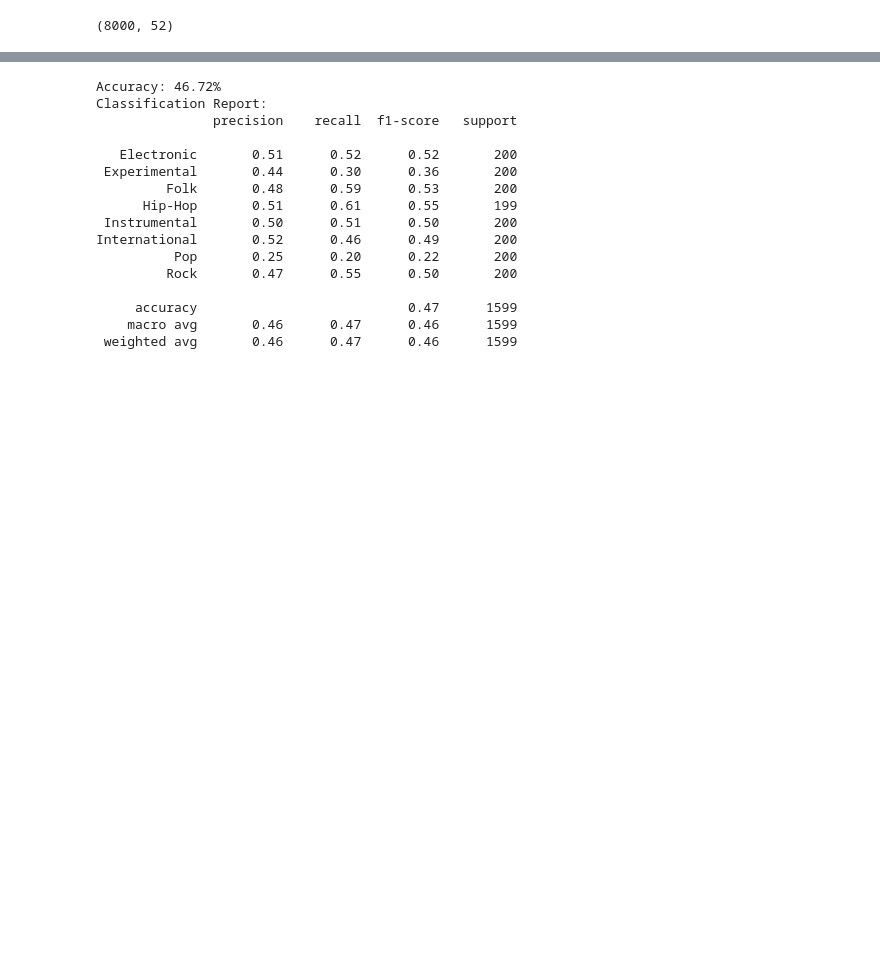
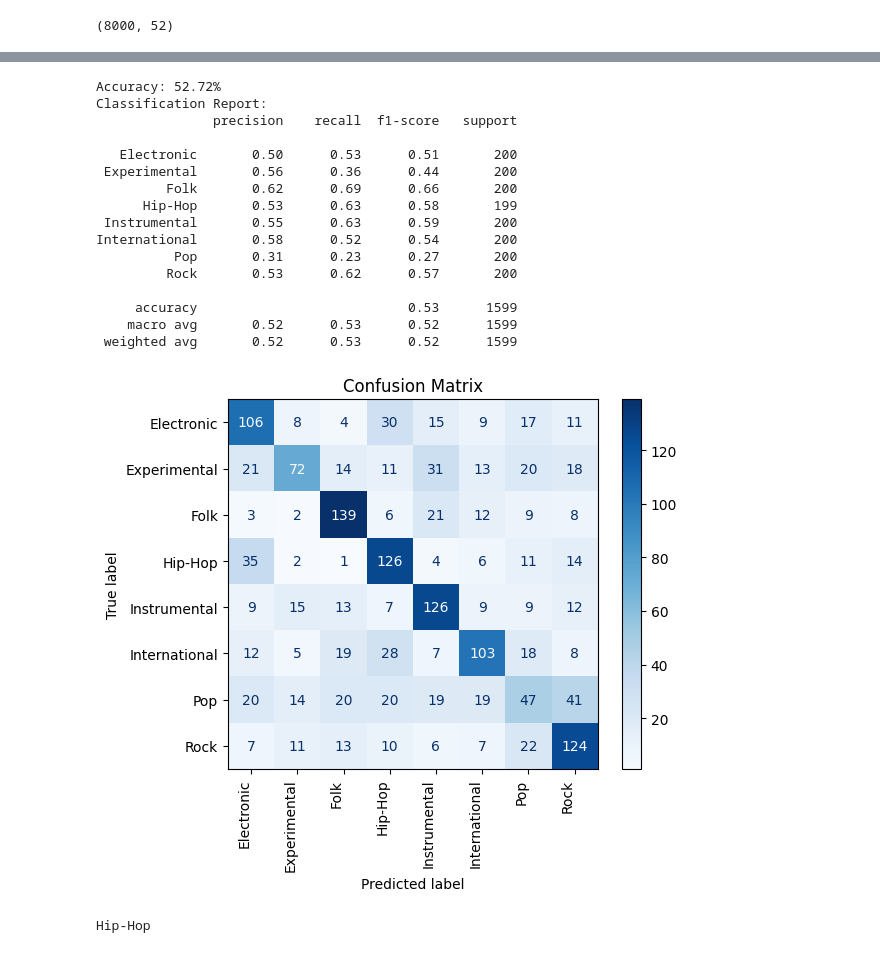
Before and after one commit to hishamad/Music-Genre-Classification, a Jupyter notebook: randomForest.ipynb, the cells around one changed output, grey strips where cells are left out. Cells and saved outputs as stored; diff of their text form; code cells hidden in the pictures; blank space fills up the shorter version.

Commit message:
added conf matric and classify metod

```diff
--- a/randomForest.ipynb
+++ b/randomForest.ipynb
@@ -191,7 +187,7 @@ yy = np.load('y.npy', allow_pickle=True)
 
 
 # (80% training, 20% testing)
-X_train, X_test, y_train, y_test = train_test_split(X, y, test_size=0.2, random_state=42, stratify=y)
+X_train, X_test, y_train, y_test = train_test_split(XX, yy, test_size=0.2, random_state=42, stratify=yy)
 
 # Check the shapes of the resulting datasets
 print(f"X_train shape: {X_train.shape}, y_train shape: {y_train.shape}")
@@ -218,17 +198,11 @@ Training complete!
 # %%
-from sklearn.model_selection import GridSearchCV
+from sklearn.model_selection import cross_val_score
 
-param_grid = {
-    'n_estimators': [100, 200, 500],
-    'max_depth': [10, 20, None],
-    'min_samples_split': [2, 5, 10],
-    'min_samples_leaf': [1, 2, 4],
-    'bootstrap': [True, False]
-}
 
-grid_search = GridSearchCV(estimator=clf, param_grid=param_grid, cv=5, n_jobs=-1, verbose=2)
-grid_search.fit(X_train, y_train)
+clf = RandomForestClassifier(n_estimators=500, min_samples_split=5, min_samples_leaf=1, bootstrap=True)
 
-print("Best parameters found:", grid_search.best_params_)
+scores = cross_val_score(clf, X_train, y_train)
+print(f"Cross-validation accuracy: {scores.mean():.4f}")
 #Best parameters found: {'bootstrap': True, 'max_depth': None, 'min_samples_leaf': 1, 'min_samples_split': 5, 'n_estimators': 500}
+clf.fit(X_train, y_train)
 # %% [output]
@@ -249,19 +220,19 @@ print(f"Accuracy: {accuracy * 100:.2f}%")
 print("Classification Report:")
 print(classification_report(y_test, y_pred))
 # %% [output]
-Accuracy: 46.72%
+Accuracy: 52.72%
 Classification Report:
                precision    recall  f1-score   support
 
-   Electronic       0.51      0.52      0.52       200
- Experimental       0.44      0.30      0.36       200
-         Folk       0.48      0.59      0.53       200
-      Hip-Hop       0.51      0.61      0.55       199
- Instrumental       0.50      0.51      0.50       200
-International       0.52      0.46      0.49       200
-          Pop       0.25      0.20      0.22       200
-         Rock       0.47      0.55      0.50       200
+   Electronic       0.50      0.53      0.51       200
+ Experimental       0.56      0.36      0.44       200
+         Folk       0.62      0.69      0.66       200
+      Hip-Hop       0.53      0.63      0.58       199
+ Instrumental       0.55      0.63      0.59       200
+International       0.58      0.52      0.54       200
+          Pop       0.31      0.23      0.27       200
+         Rock       0.53      0.62      0.57       200
 
-     accuracy                           0.47      1599
-    macro avg       0.46      0.47      0.46      1599
- weighted avg       0.46      0.47      0.46      1599
+     accuracy                           0.53      1599
+    macro avg       0.52      0.53      0.52      1599
+ weighted avg       0.52      0.53      0.52      1599
@@ -281,0 +239,27 @@ print(f"The predicted genre is: {predicted_genre[0]}")
+# %%
+from sklearn.metrics import confusion_matrix, ConfusionMatrixDisplay
+import matplotlib.pyplot as plt
+
+conf_matrix = confusion_matrix(y_test, y_pred)
+
+class_names = ['Electronic', 'Experimental', 'Folk', 'Hip-Hop', 'Instrumental', 'International',  'Pop', 'Rock']
+disp = ConfusionMatrixDisplay(confusion_matrix=conf_matrix, display_labels=class_names)
+
+disp.plot(cmap=plt.cm.Blues)
+plt.xticks(rotation=90, ha='right')
+plt.title("Confusion Matrix")
+plt.show()
+# %% [output]
+[figure, added]
+# %%
+def classify_genre(audio_path):
+
+    features = extract_features(audio_path)
+    features = features.reshape(1, -1)
+    genre= clf.predict(features)[0]
+    return genre
+
+d = classify_genre('fma_small/000/000694.mp3')
+print(d)
+# %% [output]
+Hip-Hop
```
Also changed, not shown: parts of 6 cells of this notebook.
